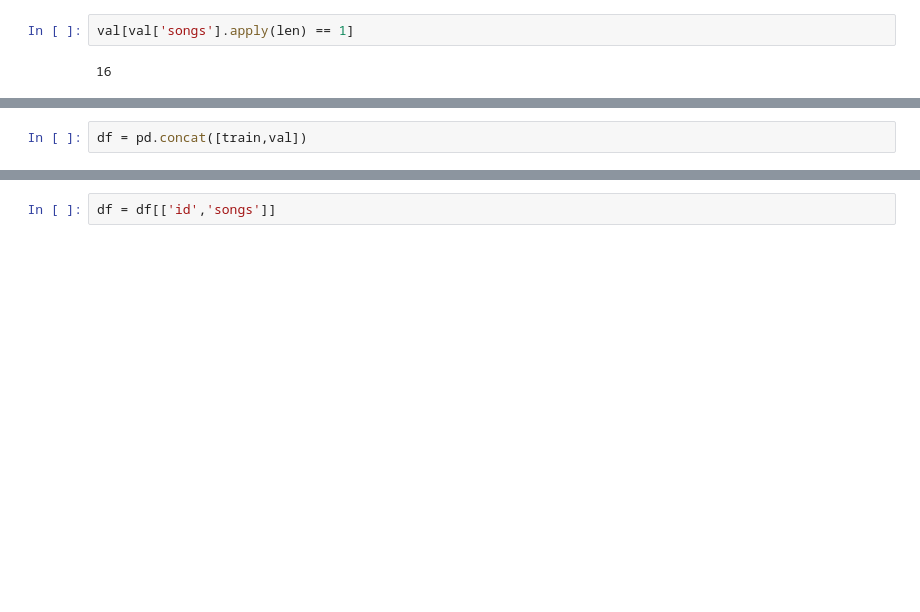
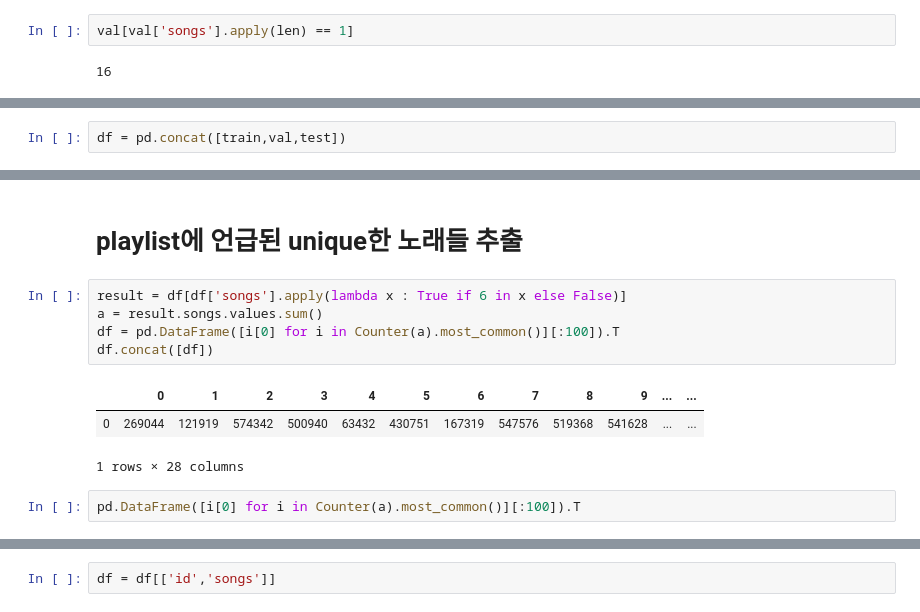
Before and after one commit to HowardHowonYu/book_recommendation, a Jupyter notebook: howard/playlist_recommendation/LSTM.ipynb, the cells around one changed output, grey strips where cells are left out. Cells and saved outputs as stored; diff of their text form; blank space fills up the shorter version.

Commit message:
test Multi-output classification

```diff
--- a/howard/playlist_recommendation/LSTM.ipynb
+++ b/howard/playlist_recommendation/LSTM.ipynb
@@ -30,2 +28,2 @@ val[val['songs'].apply(len) == 1]
 # %%
-df = pd.concat([train,val])
+df = pd.concat([train,val,test])
@@ -31,0 +167,13 @@ df = pd.concat([train,val])
+# %% [markdown]
+# playlist에 언급된 unique한 노래들 추출
+# %%
+result = df[df['songs'].apply(lambda x : True if 6 in x else False)]
+a = result.songs.values.sum()
+df = pd.DataFrame([i[0] for i in Counter(a).most_common()][:100]).T
+df.concat([df])
+# %% [output]
+|  | 0 | 1 | 2 | 3 | 4 | 5 | 6 | 7 | 8 | 9 | ... | ... |
+| 0 | 269044 | 121919 | 574342 | 500940 | 63432 | 430751 | 167319 | 547576 | 519368 | 541628 | ... | ... |
+1 rows × 28 columns
+# %%
+pd.DataFrame([i[0] for i in Counter(a).most_common()][:100]).T
```
Also changed, not shown: parts of 29 cells of this notebook, 2 other files.
